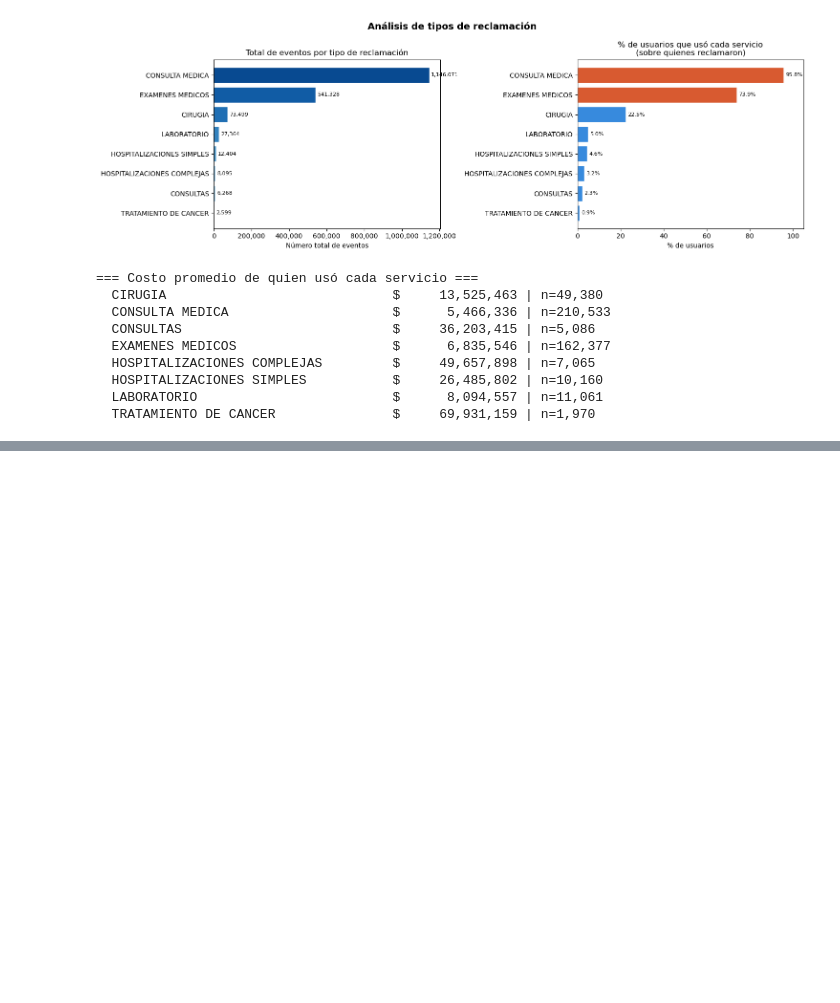
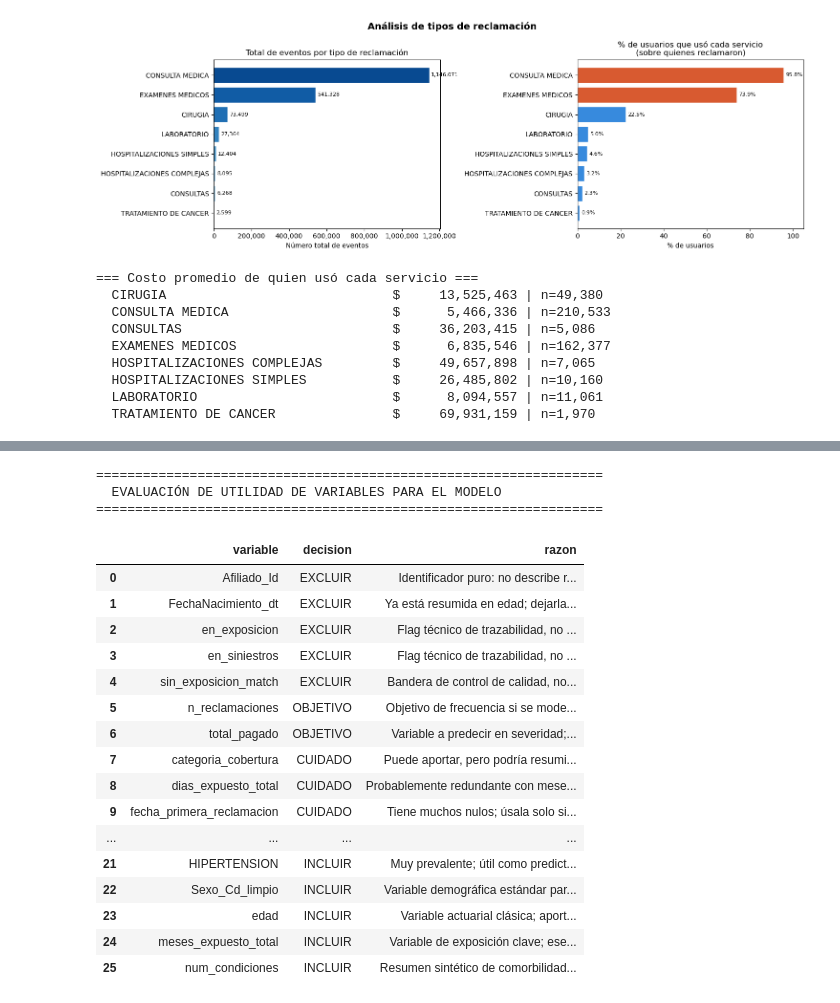
Before and after one commit to yacuervo18/Proyecto_Analitica_II, a Jupyter notebook: src/EDA.ipynb, the cells around one changed output, grey strips where cells are left out. Drawn from its saved outputs; the diff is of its cells as text; code cells hidden in the pictures; blank space fills up the shorter version.

```diff
--- a/src/EDA.ipynb
+++ b/src/EDA.ipynb
@@ -567,0 +762,71 @@ for col in sorted(cols_rec):
+# %%
+# ── EVALUACIÓN DE UTILIDAD DE VARIABLES ─────────────────────────────────────
+print('=' * 65)
+print('  EVALUACIÓN DE UTILIDAD DE VARIABLES PARA EL MODELO')
+print('=' * 65)
+
+# Esta sección no entrena nada: solo documenta una hipótesis inicial de ingeniería
+# de variables usando df_eda, con foco en fuga de información, redundancia y señal predictiva.
+evaluacion = [
+    ('Afiliado_Id',               'EXCLUIR',  'Identificador puro: no describe riesgo ni costo.'),
+    ('FechaNacimiento_dt',        'EXCLUIR',  'Ya está resumida en edad; dejarla duplicaría información.'),
+    ('en_exposicion',             'EXCLUIR',  'Flag técnico de trazabilidad, no de negocio.'),
+    ('en_siniestros',             'EXCLUIR',  'Flag técnico de trazabilidad, no de negocio.'),
+    ('sin_exposicion_match',      'EXCLUIR',  'Bandera de control de calidad, no aporta señal actuarial.'),
+    ('total_pagado',              'OBJETIVO', 'Variable a predecir en severidad; no debe entrar como feature.'),
+    ('n_reclamaciones',           'OBJETIVO', 'Objetivo de frecuencia si se modela frecuencia; no como feature del mismo objetivo.'),
+    ('categoria_cobertura',       'CUIDADO',  'Puede aportar, pero podría resumir información ya contenida en otras banderas.'),
+    ('fecha_primera_reclamacion', 'CUIDADO',  'Tiene muchos nulos; úsala solo si la transformas en antigüedad o recencia.'),
+    ('fecha_ultima_reclamacion',  'CUIDADO',  'Útil solo si se transforma; cruda puede meter ruido temporal.'),
+    ('n_polizas',                 'CUIDADO',  'Puede estar muy ligada a exposición y causar multicolinealidad.'),
+    ('edad',                      'INCLUIR',  'Variable actuarial clásica; aporta señal directa de riesgo.'),
+    ('grupo_edad',                'CUIDADO',  'Es una versión categorizada de edad: usarla o usar edad, pero no ambas sin prueba.'),
+    ('Sexo_Cd_limpio',            'INCLUIR',  'Variable demográfica estándar para segmentación de riesgo.'),
+    ('CIUDAD_NORM',               'INCLUIR',  'Aporta componente geográfico; requiere encoding por alta cardinalidad.'),
+    ('num_condiciones',           'INCLUIR',  'Resumen sintético de comorbilidades; muy útil para riesgo y severidad.'),
+    ('meses_expuesto_total',      'INCLUIR',  'Variable de exposición clave; esencial como offset o control de tiempo.'),
+    ('dias_expuesto_total',       'CUIDADO',  'Probablemente redundante con meses_expuesto_total; elegir una sola unidad.'),
+    ('CANCER',                    'INCLUIR',  'Condición de alto impacto económico y clínico.'),
+    ('DIABETES',                  'INCLUIR',  'Condición relevante para riesgo y uso del seguro.'),
+    ('ENF_CARDIACA',              'INCLUIR',  'Condición relevante para riesgo y costo.'),
+    ('HIPERTENSION',              'INCLUIR',  'Muy prevalente; útil como predictor parcial de riesgo.'),
+    ('ENF_PULMONAR',              'INCLUIR',  'Condición clínica con potencial impacto en severidad.'),
+    ('rec_CIRUGIA',               'CUIDADO',  'Útil para análisis de uso, pero puede estar muy correlacionada con severidad.'),
+    ('rec_CONSULTA MEDICA',       'CUIDADO',  'Útil, pero puede dominar por frecuencia y no por costo.'),
+    ('rec_EXAMENES MEDICOS',      'CUIDADO',  'Útil, aunque su interpretación depende del objetivo del modelo.'),
+]
+
+df_eval = pd.DataFrame(evaluacion, columns=['variable', 'decision', 'razon'])
+orden_decision = ['EXCLUIR', 'OBJETIVO', 'CUIDADO', 'INCLUIR']
+df_eval['decision'] = pd.Categorical(df_eval['decision'], categories=orden_decision, ordered=True)
+df_eval = df_eval.sort_values(['decision', 'variable']).reset_index(drop=True)
+display(df_eval)
+
+iconos = {'EXCLUIR': '✗', 'INCLUIR': '✓', 'OBJETIVO': '★', 'CUIDADO': '⚠'}
+
+for var, decision, razon in df_eval.itertuples(index=False):
+    print(f'  {iconos[decision]} [{decision:<8}] {var:<35} {razon}')
+
+print('=' * 65)
+print('\n✓ = candidata a feature | ✗ = excluir por diseño | ★ = objetivo | ⚠ = revisar/transformar antes de usar')
+# %% [output]
+=================================================================
+  EVALUACIÓN DE UTILIDAD DE VARIABLES PARA EL MODELO
+=================================================================
+|  | variable | decision | razon |
+| 0 | Afiliado_Id | EXCLUIR | Identificador puro: no describe r... |
+| 1 | FechaNacimiento_dt | EXCLUIR | Ya está resumida en edad; dejarla... |
+| 2 | en_exposicion | EXCLUIR | Flag técnico de trazabilidad, no ... |
+| 3 | en_siniestros | EXCLUIR | Flag técnico de trazabilidad, no ... |
+| 4 | sin_exposicion_match | EXCLUIR | Bandera de control de calidad, no... |
+| 5 | n_reclamaciones | OBJETIVO | Objetivo de frecuencia si se mode... |
+| 6 | total_pagado | OBJETIVO | Variable a predecir en severidad;... |
+| 7 | categoria_cobertura | CUIDADO | Puede aportar, pero podría resumi... |
+| 8 | dias_expuesto_total | CUIDADO | Probablemente redundante con mese... |
+| 9 | fecha_primera_reclamacion | CUIDADO | Tiene muchos nulos; úsala solo si... |
+| ... | ... | ... | ... |
+| 21 | HIPERTENSION | INCLUIR | Muy prevalente; útil como predict... |
+| 22 | Sexo_Cd_limpio | INCLUIR | Variable demográfica estándar par... |
+| 23 | edad | INCLUIR | Variable actuarial clásica; aport... |
+| 24 | meses_expuesto_total | INCLUIR | Variable de exposición clave; ese... |
+| 25 | num_condiciones | INCLUIR | Resumen sintético de comorbilidad... |
```
Also changed, not shown: parts of 10 cells of this notebook, 4 other files.
